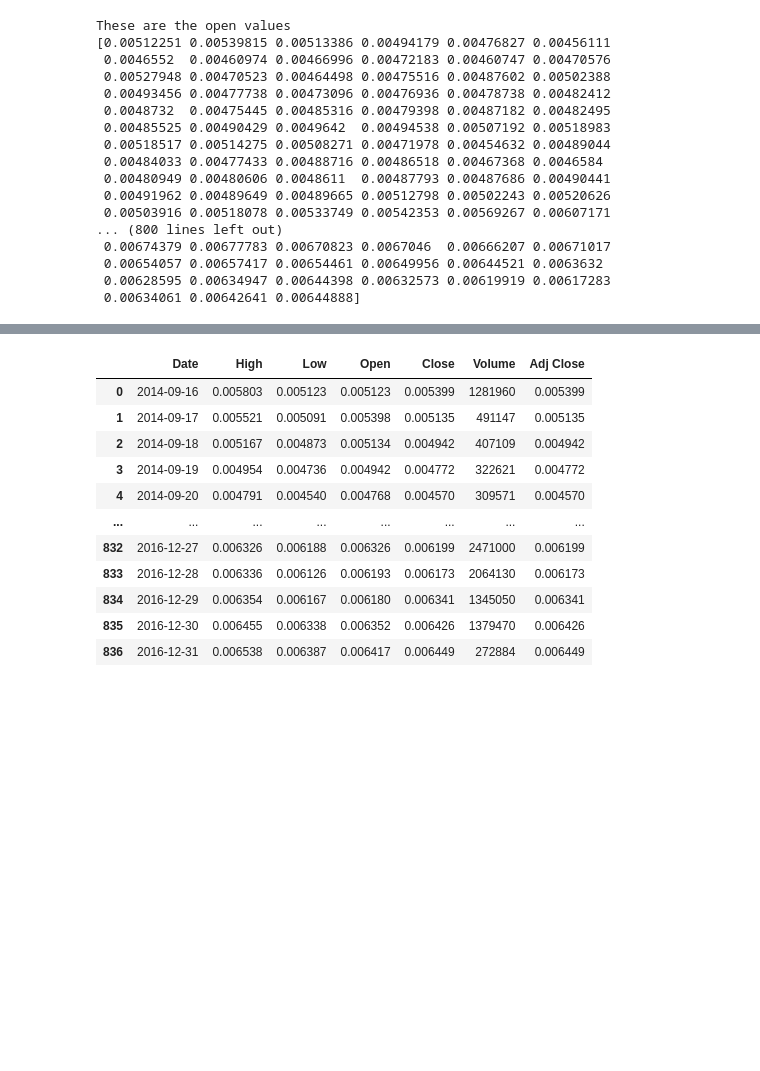
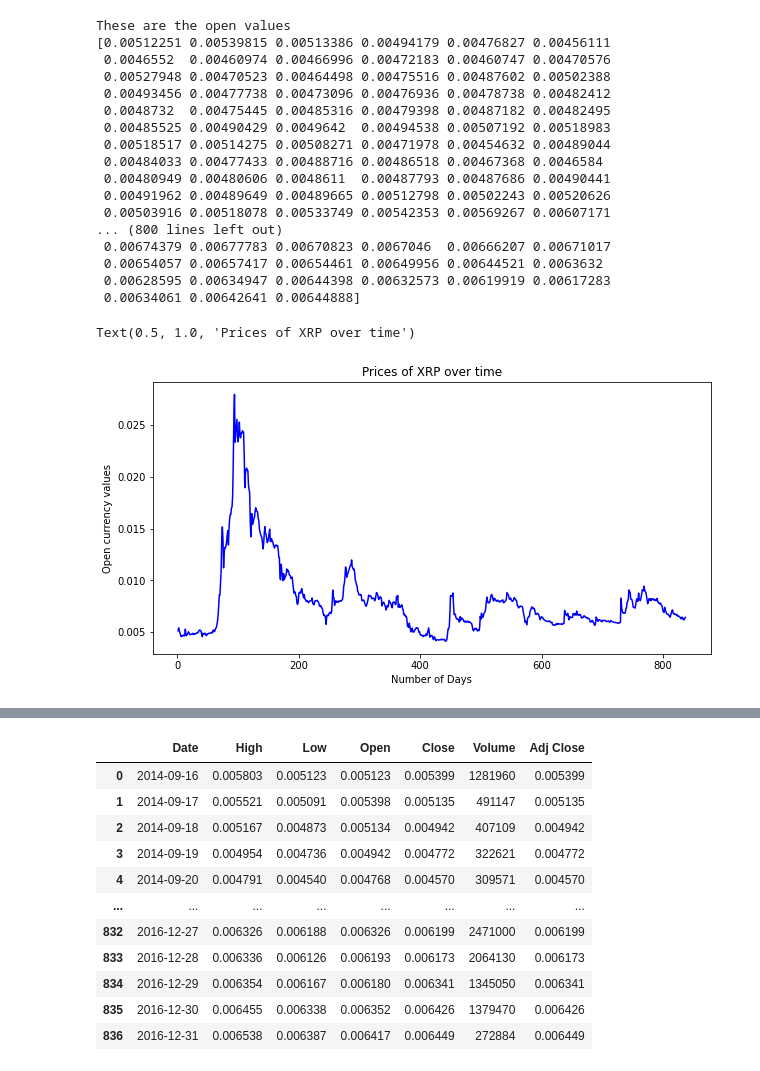
Before and after one commit to kim-minsun/Data-Science_Project, a Jupyter notebook: Data_Science_Project.ipynb, the cells around one changed output, grey strips where cells are left out. Saved outputs shown, nothing was run; the diff lists cells and outputs as text; code cells hidden in the pictures; blank space fills up the shorter version.

```diff
--- a/Data_Science_Project.ipynb
+++ b/Data_Science_Project.ipynb
@@ -138,3 +152,12 @@ numberOfDays = 252*(nRow/365) #this is scaled since 252 days is the number of tr
 for i in range(1,len(x1)):
     stdDevArray[i-1] = ((x1[i]/x1[i-1]) - 1)
     annualVolatility[i-1] = stdDevArray[i-1]*np.sqrt(numberOfDays)
+# %%
+plt.figure(figsize=(10,5))
+plt.plot(datesArr,x, color='blue')
+plt.ylabel("Open currency values")
+plt.xlabel("Number of Days")
+plt.title("Prices of XRP over time")
+# %% [output]
+Text(0.5, 1.0, 'Prices of XRP over time')
+[figure, added]
```
Also changed, not shown: parts of 15 cells of this notebook.
